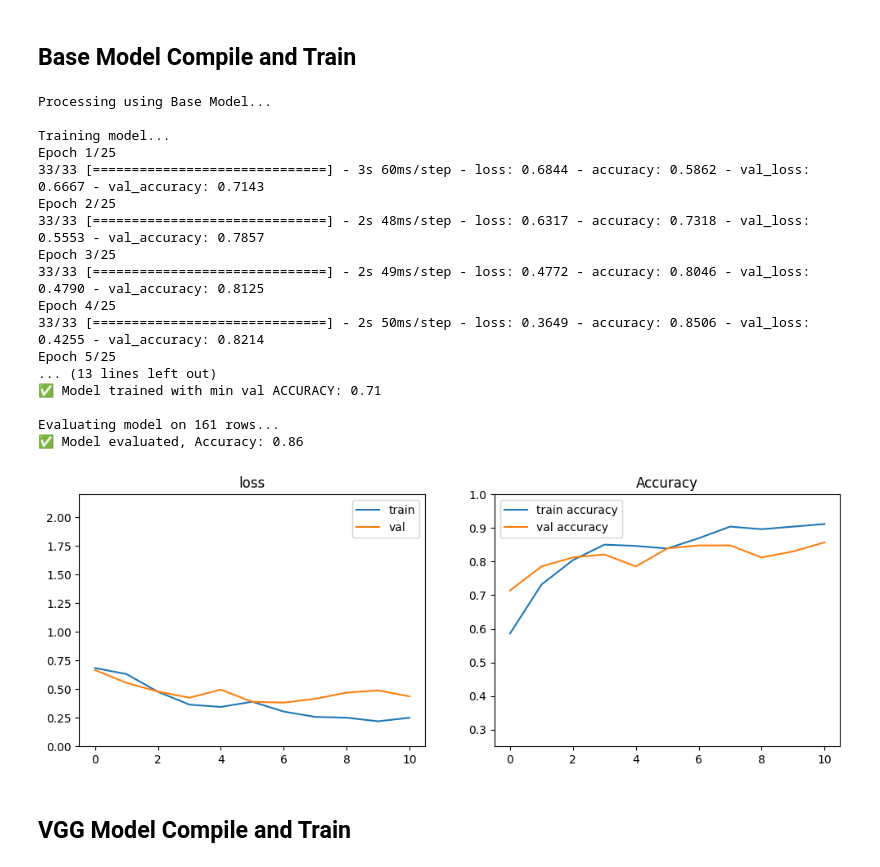
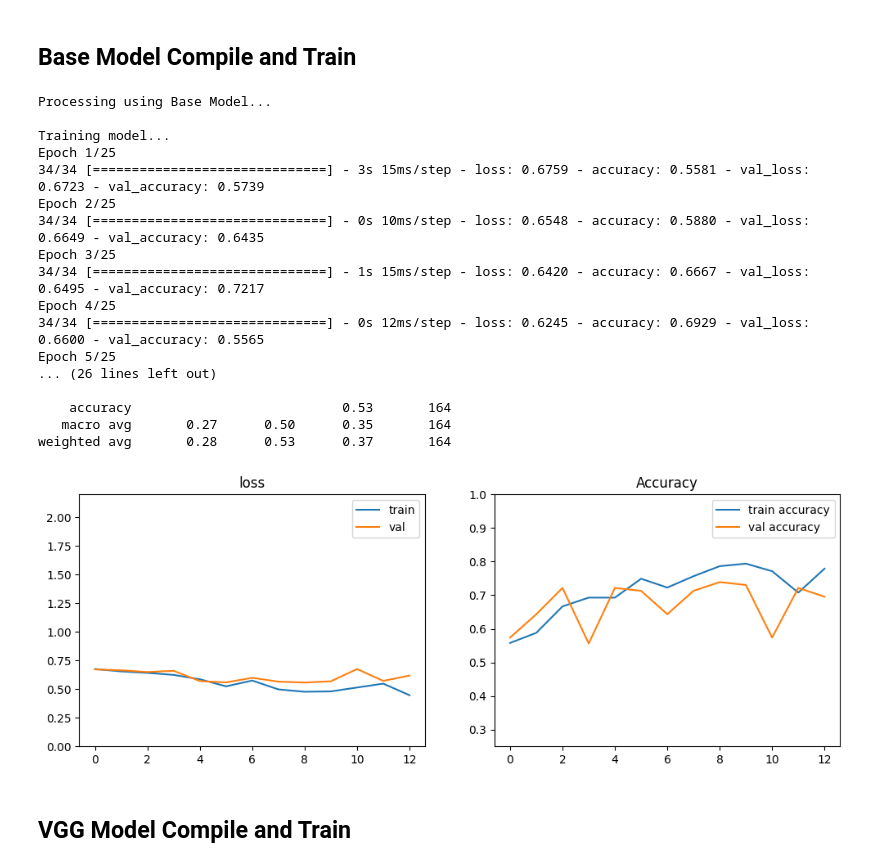
Before and after one commit to Matuschkalulu/traffic_signs, a Jupyter notebook: mjatheendran_base_model.ipynb, the cells around one changed output. Cells and saved outputs as stored; diff of their text form; code cells hidden in the pictures.

```diff
--- a/mjatheendran_base_model.ipynb
+++ b/mjatheendran_base_model.ipynb
@@ -41,0 +39,6 @@ To enable them in other operations, rebuild TensorFlow with the appropriate comp
+# %%
+from google.colab import drive
+#from google.colab import drive
+#drive.mount('/content/drive')
+drive.mount("/content/drive", force_remount=True)
+img_folder = '/content/drive/My Drive/Colab Notebooks/Matuschkalulu/traffic_signs/raw_data/Train'
@@ -43,10 +48,10 @@ To enable them in other operations, rebuild TensorFlow with the appropriate comp
 ## Loading and displaying images
 # %%
 plt.figure(figsize=(20,20))
-img_folder=r'/home/mjatheendran/code/Matuschkalulu/traffic_signs/raw_data/Train/1'
+img_folder_1=os.path.join(img_folder, '1')
 for i in range(5):
-    file = random.choice(os.listdir(img_folder))
-    image_path= os.path.join(img_folder, file)
+    file = random.choice(os.listdir(img_folder_1))
+    image_path= os.path.join(img_folder_1, file)
     img=mpimg.imread(image_path)
     ax=plt.subplot(1,5,i+1)
     ax.title.set_text(file)
@@ -75,7 +80,7 @@ def create_dataset(img_folder):
             class_name.append(dir1)
     return img_data_array, class_name
 # extract the image array and class name
-img_data, class_name =create_dataset(r'/home/mjatheendran/code/Matuschkalulu/traffic_signs/raw_data/Train/')
+img_data, class_name =create_dataset(img_folder)
 # %%
 def split_preprocess(X,y, data_path):
     #X, y= create_dataset(data_path)
@@ -162,6 +161,19 @@ def initialize_base_model():
                   metrics=['accuracy'])
 
     return model
+# %%
+def model_from_Federico(model):
+  augmentation = Sequential([
+        layers.RandomFlip("horizontal"),
+        layers.RandomZoom(0.1),
+        layers.RandomTranslation(0.2, 0.2),
+        layers.RandomRotation(0.1)
+    ])
+  augment_model = Sequential([
+        layers.Input(shape = (100,100,3)),
+        augmentation,
+        model])
+  return augment_model
 # %% [markdown]
 ## VGG Model Initialization Function
 # %%
@@ -274,43 +286,49 @@ def evaluate_base_model(model: Model, X: np.ndarray, y: np.ndarray, batch_size=1
     """
     Evaluate trained model performance on the dataset
     """
     print(Fore.BLUE + f"\nEvaluating model on {len(X)} rows..." + Style.RESET_ALL)
     if model is None:
         print(f"\n❌ No model to evaluate")
         return None
 
     metrics = model.evaluate(x=X, y=y, batch_size=batch_size, verbose=0, return_dict=True)
     loss = metrics["loss"]
     accuracy = metrics["accuracy"]
 
     print(f"✅ Model evaluated, Accuracy: {round(accuracy, 2)}")
     return metrics
 
 print(Fore.GREEN + f"\nProcessing using Base Model..." + Style.RESET_ALL)
 model1 = initialize_base_model()
+model2 = model_from_Federico(model1)
 #model1, history1 = train_base_model(model1, X_train_preproc, y_train)
-model1, history1 = train_base_model(model1, X_train_tf, y_train_array)
+model2, history1 = train_base_model(model2, X_train_tf, y_train_array)
 plot_history(history1)
 base_model_score = evaluate_base_model(model1, X_test_tf, y_test_array)
+
+y_pred= model1.predict(X_test_tf)
+y_pred= y_pred.astype(int)
+target_names=['class_0', 'class_1']
+print(classification_report(y_test_array, y_pred, target_names=target_names))
 # %% [output]
 Processing using Base Model...
 
 Training model...
 Epoch 1/25
-33/33 [==============================] - 3s 60ms/step - loss: 0.6844 - accuracy: 0.5862 - val_loss: 0.6667 - val_accuracy: 0.7143
+34/34 [==============================] - 3s 15ms/step - loss: 0.6759 - accuracy: 0.5581 - val_loss: 0.6723 - val_accuracy: 0.5739
 Epoch 2/25
-33/33 [==============================] - 2s 48ms/step - loss: 0.6317 - accuracy: 0.7318 - val_loss: 0.5553 - val_accuracy: 0.7857
+34/34 [==============================] - 0s 10ms/step - loss: 0.6548 - accuracy: 0.5880 - val_loss: 0.6649 - val_accuracy: 0.6435
 Epoch 3/25
-33/33 [==============================] - 2s 49ms/step - loss: 0.4772 - accuracy: 0.8046 - val_loss: 0.4790 - val_accuracy: 0.8125
+34/34 [==============================] - 1s 15ms/step - loss: 0.6420 - accuracy: 0.6667 - val_loss: 0.6495 - val_accuracy: 0.7217
 Epoch 4/25
-33/33 [==============================] - 2s 50ms/step - loss: 0.3649 - accuracy: 0.8506 - val_loss: 0.4255 - val_accuracy: 0.8214
+34/34 [==============================] - 0s 12ms/step - loss: 0.6245 - accuracy: 0.6929 - val_loss: 0.6600 - val_accuracy: 0.5565
 Epoch 5/25
-... (13 lines left out)
-✅ Model trained with min val ACCURACY: 0.71
+... (26 lines left out)
 
-Evaluating model on 161 rows...
-✅ Model evaluated, Accuracy: 0.86
+    accuracy                           0.53       164
+   macro avg       0.27      0.50      0.35       164
+weighted avg       0.28      0.53      0.37       164
-[figure, old version]
+[figure, new version]
 # %% [markdown]
 ## VGG Model Compile and Train
 # %%
```
Also changed, not shown: parts of 6 cells of this notebook.
